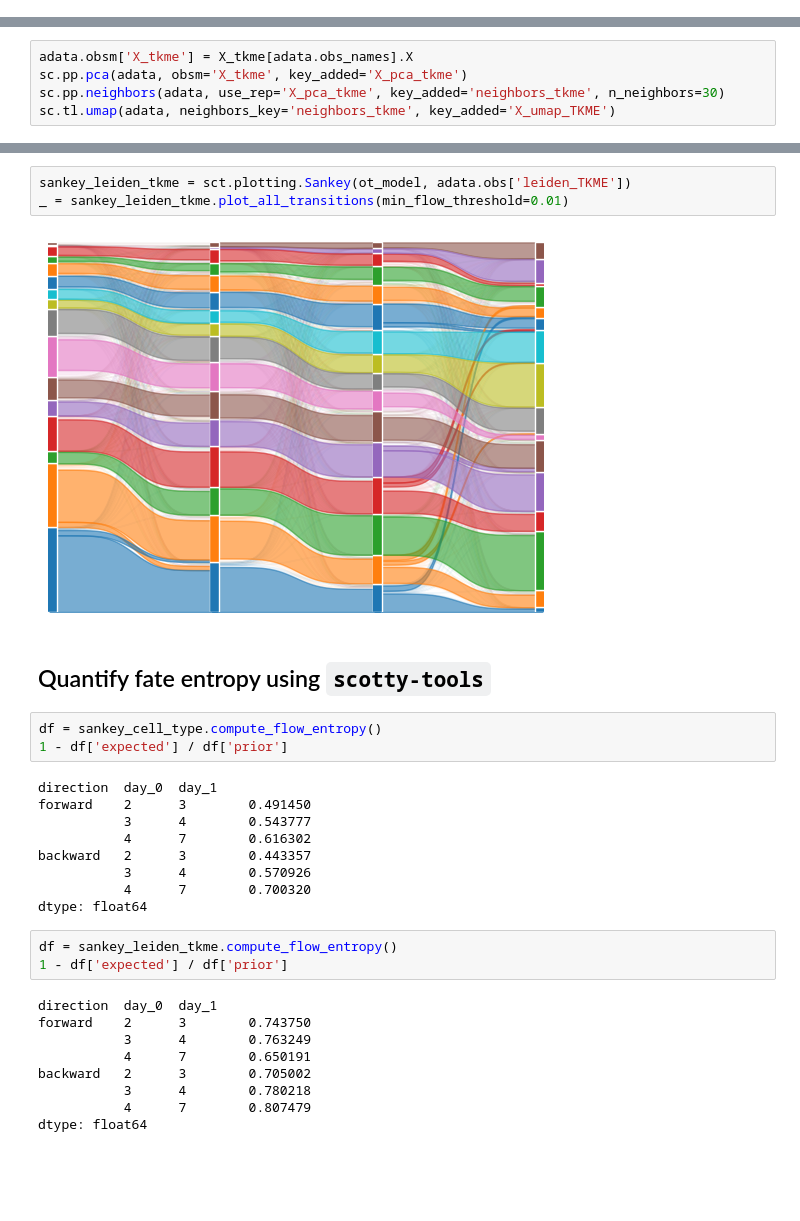
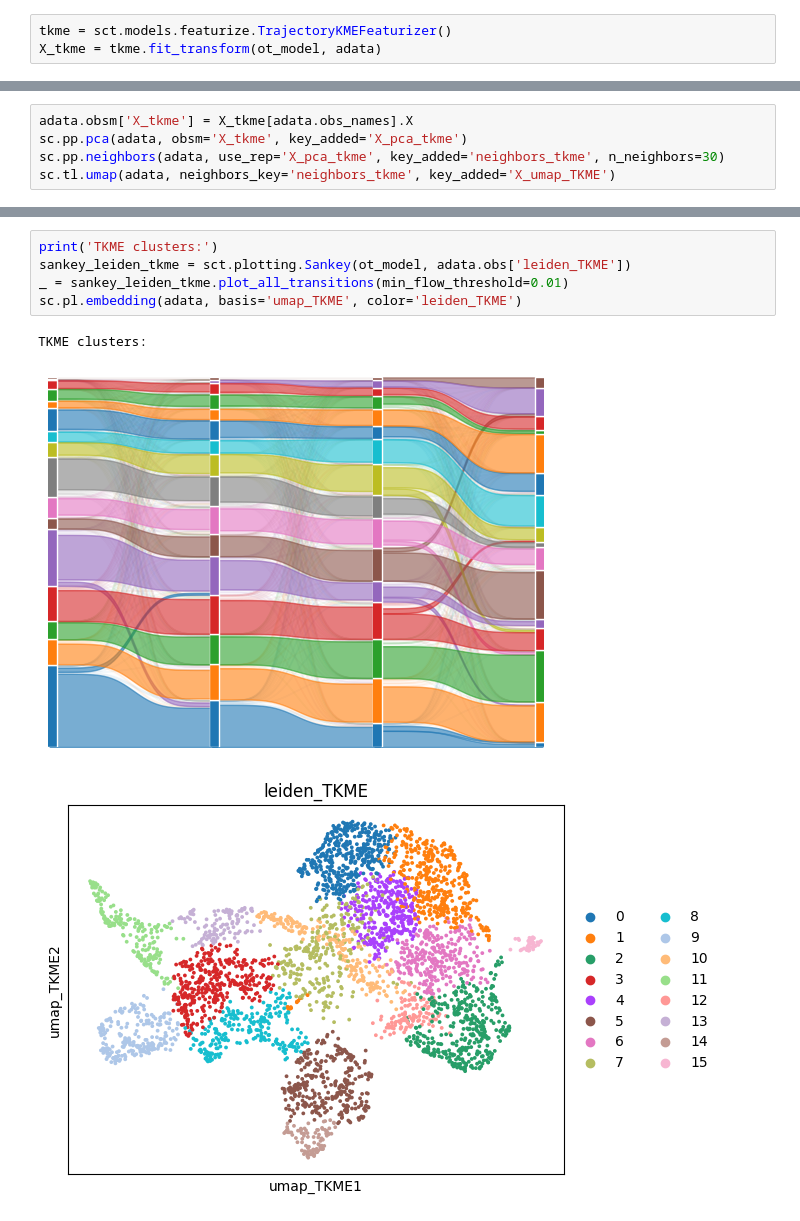
Before and after one commit to alecplotkin/scotty-tools, a Jupyter notebook: examples/quickstart.ipynb, the cells around one changed output, grey strips where cells are left out. Drawn from its saved outputs; the diff is of its cells as text; blank space fills up the shorter version.

```diff
--- a/examples/quickstart.ipynb
+++ b/examples/quickstart.ipynb
@@ -173,0 +155,3 @@ X_tkme = sct.models.featurize.featurize_trajectories(feats, ot_model)
+# %%
+tkme = sct.models.featurize.TrajectoryKMEFeaturizer()
+X_tkme = tkme.fit_transform(ot_model, adata)
@@ -207,31 +203,9 @@ _ = sankey_leiden_gex.plot_all_transitions(min_flow_threshold=0.01)
 # %%
+print('TKME clusters:')
 sankey_leiden_tkme = sct.plotting.Sankey(ot_model, adata.obs['leiden_TKME'])
 _ = sankey_leiden_tkme.plot_all_transitions(min_flow_threshold=0.01)
+sc.pl.embedding(adata, basis='umap_TKME', color='leiden_TKME')
 # %% [output]
+TKME clusters:
-[figure, old version]
+[figure, new version]
+[figure, added]
-# %% [markdown]
-## Quantify fate entropy using `scotty-tools`
-# %%
-df = sankey_cell_type.compute_flow_entropy()
-1 - df['expected'] / df['prior']
-# %% [output]
-direction  day_0  day_1
-forward    2      3        0.491450
-           3      4        0.543777
-           4      7        0.616302
-backward   2      3        0.443357
-           3      4        0.570926
-           4      7        0.700320
-dtype: float64
-# %%
-df = sankey_leiden_tkme.compute_flow_entropy()
-1 - df['expected'] / df['prior']
-# %% [output]
-direction  day_0  day_1
-forward    2      3        0.743750
-           3      4        0.763249
-           4      7        0.650191
-backward   2      3        0.705002
-           3      4        0.780218
-           4      7        0.807479
-dtype: float64
```
Also changed, not shown: parts of 25 cells of this notebook, 1 other file.
